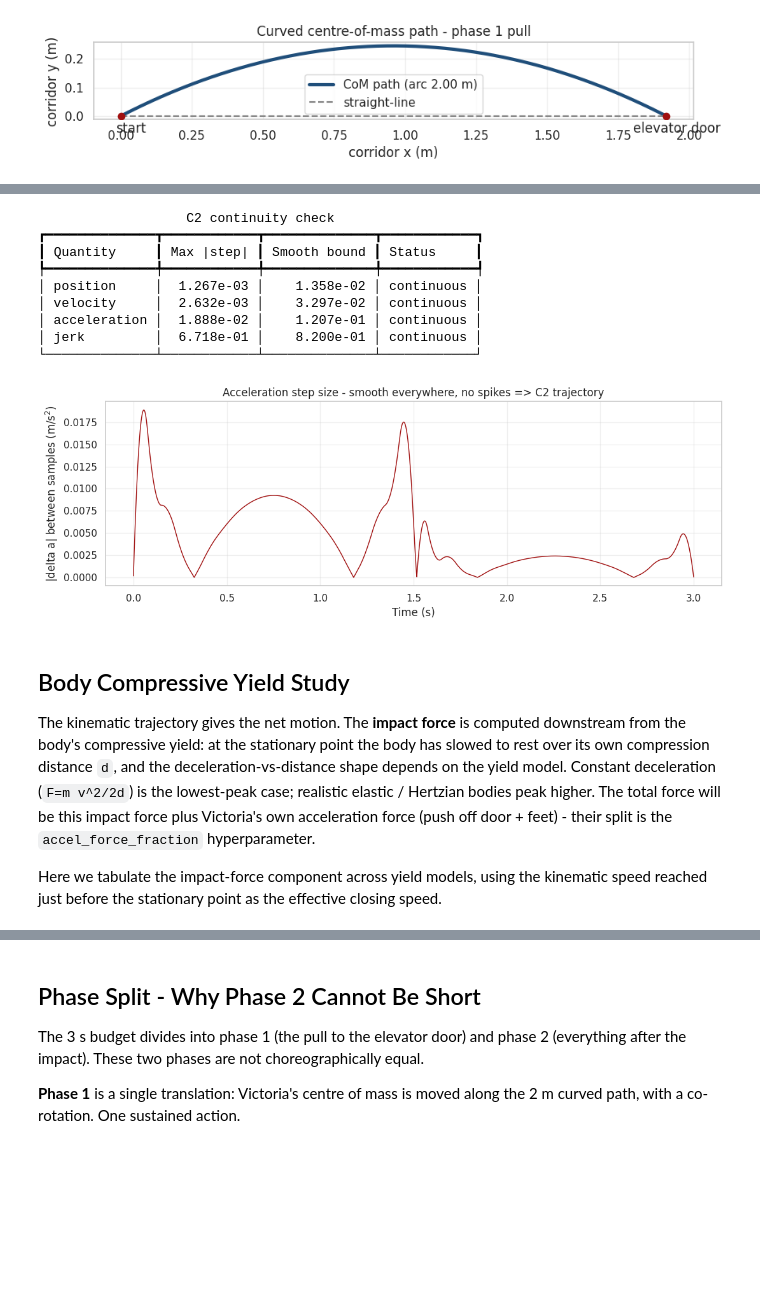
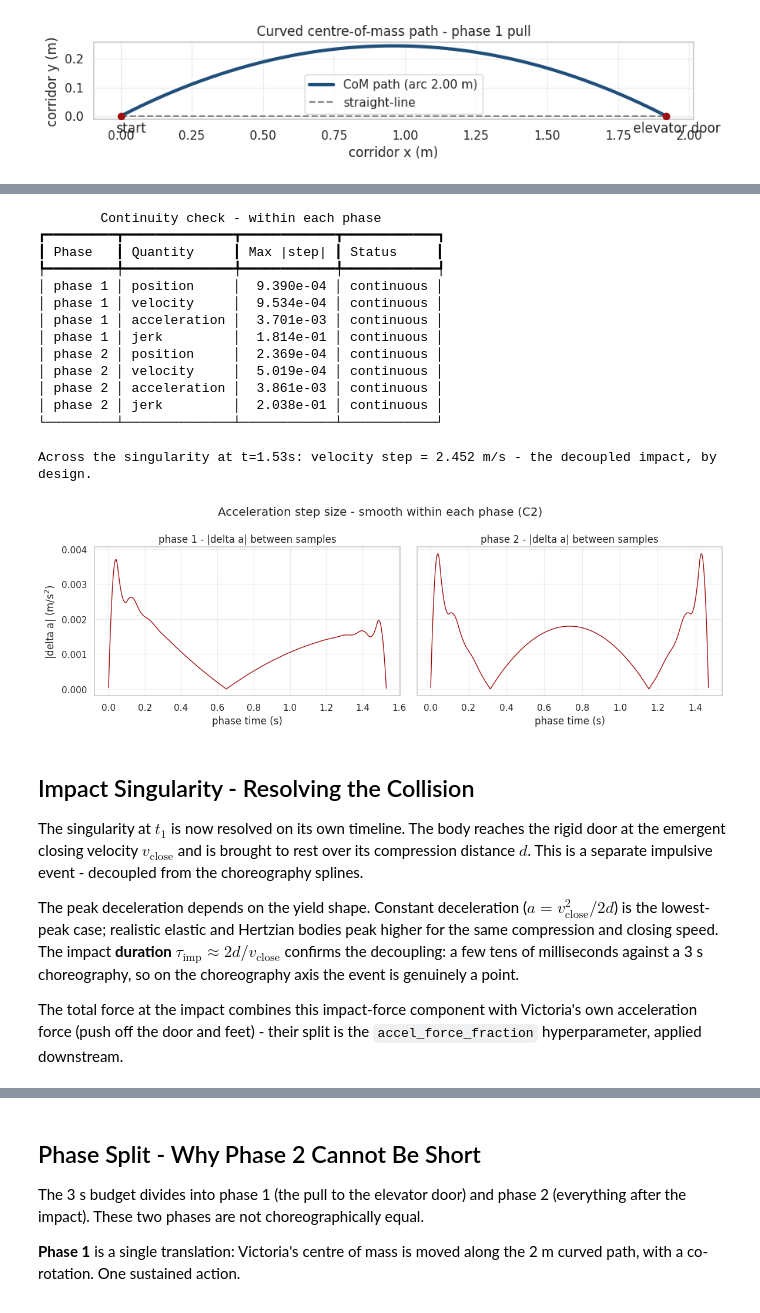
Before and after one commit to stellarshenson/henryk-simulations, a Jupyter notebook: notebooks/01b-kj-smooth-choreography.ipynb, the cells around one changed output, grey strips where cells are left out. Drawn from its saved outputs; the diff is of its cells as text; code cells hidden in the pictures; blank space fills up the shorter version.

```diff
--- a/notebooks/01b-kj-smooth-choreography.ipynb
+++ b/notebooks/01b-kj-smooth-choreography.ipynb
@@ -535,41 +735,55 @@ Position is C4 by construction (cubic-spline acceleration integrated twice).  We
 # %%
-checks = Table(title="[bold]C2 continuity check[/bold]", show_header=True,
-               header_style="bold cyan")
-checks.add_column("Quantity"); checks.add_column("Max |step|", justify="right")
-checks.add_column("Smooth bound", justify="right"); checks.add_column("Status")
-for key, label in [("s", "position"), ("v", "velocity"),
-                   ("a", "acceleration"), ("jerk", "jerk")]:
-    step = np.abs(np.diff(traj[key]))
-    bound = max(np.median(step) * 50.0, 1e-9)
-    mx = step.max()
-    checks.add_row(label, f"{mx:.3e}", f"{bound:.3e}",
-                   "[green]continuous[/]" if mx < bound else "[red]JUMP[/]")
+checks = Table(title="[bold]Continuity check - within each phase[/bold]",
+               show_header=True, header_style="bold cyan")
+checks.add_column("Phase"); checks.add_column("Quantity")
+checks.add_column("Max |step|", justify="right"); checks.add_column("Status")
+for phase_label, kin in [("phase 1", sol["kin1"]), ("phase 2", sol["kin2"])]:
+    for key, label in [("s", "position"), ("v", "velocity"),
+                       ("a", "acceleration"), ("jerk", "jerk")]:
+        step = np.abs(np.diff(kin[key]))
+        # range-relative bound: a continuous finely-sampled signal has
+        # max adjacent step << signal range; a real jump is O(range).
+        bound = max(0.05 * float(np.ptp(kin[key])), 1e-9)
+        mx = step.max()
+        checks.add_row(phase_label, label, f"{mx:.3e}",
+                       "[green]continuous[/]" if mx < bound else "[red]JUMP[/]")
 console.print(checks)
+console.print(f"[yellow]Across the singularity at t={ti:.2f}s: velocity step = "
+              f"{v_close:.3f} m/s - the decoupled impact, by design.[/yellow]")
 
-fig, ax = plt.subplots(figsize=(11, 4))
-ax.plot(t[:-1], np.abs(np.diff(traj["a"])), color="#a01010", lw=1)
-ax.set_xlabel("Time (s)"); ax.set_ylabel("|delta a| between samples (m/s$^2$)")
-ax.set_title("Acceleration step size - smooth everywhere, no spikes => C2 trajectory")
-ax.grid(True, alpha=0.3)
+fig, axes = plt.subplots(1, 2, figsize=(12, 4), sharey=True)
+for ax, (lbl, kin) in zip(axes, [("phase 1", sol["kin1"]), ("phase 2", sol["kin2"])]):
+    ax.plot(kin["t"][:-1], np.abs(np.diff(kin["a"])), color="#a01010", lw=1)
+    ax.set_xlabel("phase time (s)"); ax.set_title(f"{lbl} - |delta a| between samples")
+    ax.grid(True, alpha=0.3)
+axes[0].set_ylabel("|delta a| (m/s$^2$)")
+fig.suptitle("Acceleration step size - smooth within each phase (C2)")
 fig.tight_layout()
 fig.savefig(FIG_DIR / "01b-continuity-check.png", dpi=140, bbox_inches="tight")
 plt.show()
 # %% [output]
-                   C2 continuity check
-┏━━━━━━━━━━━━━━┳━━━━━━━━━━━━┳━━━━━━━━━━━━━━┳━━━━━━━━━━━━┓
-┃ Quantity     ┃ Max |step| ┃ Smooth bound ┃ Status     ┃
-┡━━━━━━━━━━━━━━╇━━━━━━━━━━━━╇━━━━━━━━━━━━━━╇━━━━━━━━━━━━┩
-│ position     │  1.267e-03 │    1.358e-02 │ continuous │
-│ velocity     │  2.632e-03 │    3.297e-02 │ continuous │
-│ acceleration │  1.888e-02 │    1.207e-01 │ continuous │
-│ jerk         │  6.718e-01 │    8.200e-01 │ continuous │
-└──────────────┴────────────┴──────────────┴────────────┘
+        Continuity check - within each phase
+┏━━━━━━━━━┳━━━━━━━━━━━━━━┳━━━━━━━━━━━━┳━━━━━━━━━━━━┓
+┃ Phase   ┃ Quantity     ┃ Max |step| ┃ Status     ┃
+┡━━━━━━━━━╇━━━━━━━━━━━━━━╇━━━━━━━━━━━━╇━━━━━━━━━━━━┩
+│ phase 1 │ position     │  9.390e-04 │ continuous │
+│ phase 1 │ velocity     │  9.534e-04 │ continuous │
+│ phase 1 │ acceleration │  3.701e-03 │ continuous │
+│ phase 1 │ jerk         │  1.814e-01 │ continuous │
+│ phase 2 │ position     │  2.369e-04 │ continuous │
+│ phase 2 │ velocity     │  5.019e-04 │ continuous │
+│ phase 2 │ acceleration │  3.861e-03 │ continuous │
+│ phase 2 │ jerk         │  2.038e-01 │ continuous │
+└─────────┴──────────────┴────────────┴────────────┘
+Across the singularity at t=1.53s: velocity step = 2.452 m/s - the decoupled impact, by design.
-[figure, old version]
+[figure, new version]
-# %% [markdown]
-## Body Compressive Yield Study
-
-The kinematic trajectory gives the net motion.  The **impact force** is computed downstream from the body's compressive yield: at the stationary point the body has slowed to rest over its own compression distance `d`, and the deceleration-vs-distance shape depends on the yield model.  Constant deceleration (`F=m v^2/2d`) is the lowest-peak case; realistic elastic / Hertzian bodies peak higher.  The total force will be this impact force plus Victoria's own acceleration force (push off door + feet) - their split is the `accel_force_fraction` hyperparameter.
-
-Here we tabulate the impact-force component across yield models, using the kinematic speed reached just before the stationary point as the effective closing speed.
+# %% [markdown]
+## Impact Singularity - Resolving the Collision
+
+The singularity at $t_1$ is now resolved on its own timeline.  The body reaches the rigid door at the emergent closing velocity $v_\text{close}$ and is brought to rest over its compression distance $d$.  This is a separate impulsive event - decoupled from the choreography splines.
+
+The peak deceleration depends on the yield shape.  Constant deceleration ($a=v_\text{close}^2/2d$) is the lowest-peak case; realistic elastic and Hertzian bodies peak higher for the same compression and closing speed.  The impact **duration** $\tau_\text{imp}\approx 2d/v_\text{close}$ confirms the decoupling: a few tens of milliseconds against a 3 s choreography, so on the choreography axis the event is genuinely a point.
+
+The total force at the impact combines this impact-force component with Victoria's own acceleration force (push off the door and feet) - their split is the `accel_force_fraction` hyperparameter, applied downstream.
 # %%
 m_v = KINEMATICS["bodies"]["victoria_mass_kg"]
```
Also changed, not shown: parts of 23 cells of this notebook, 23 other files.
